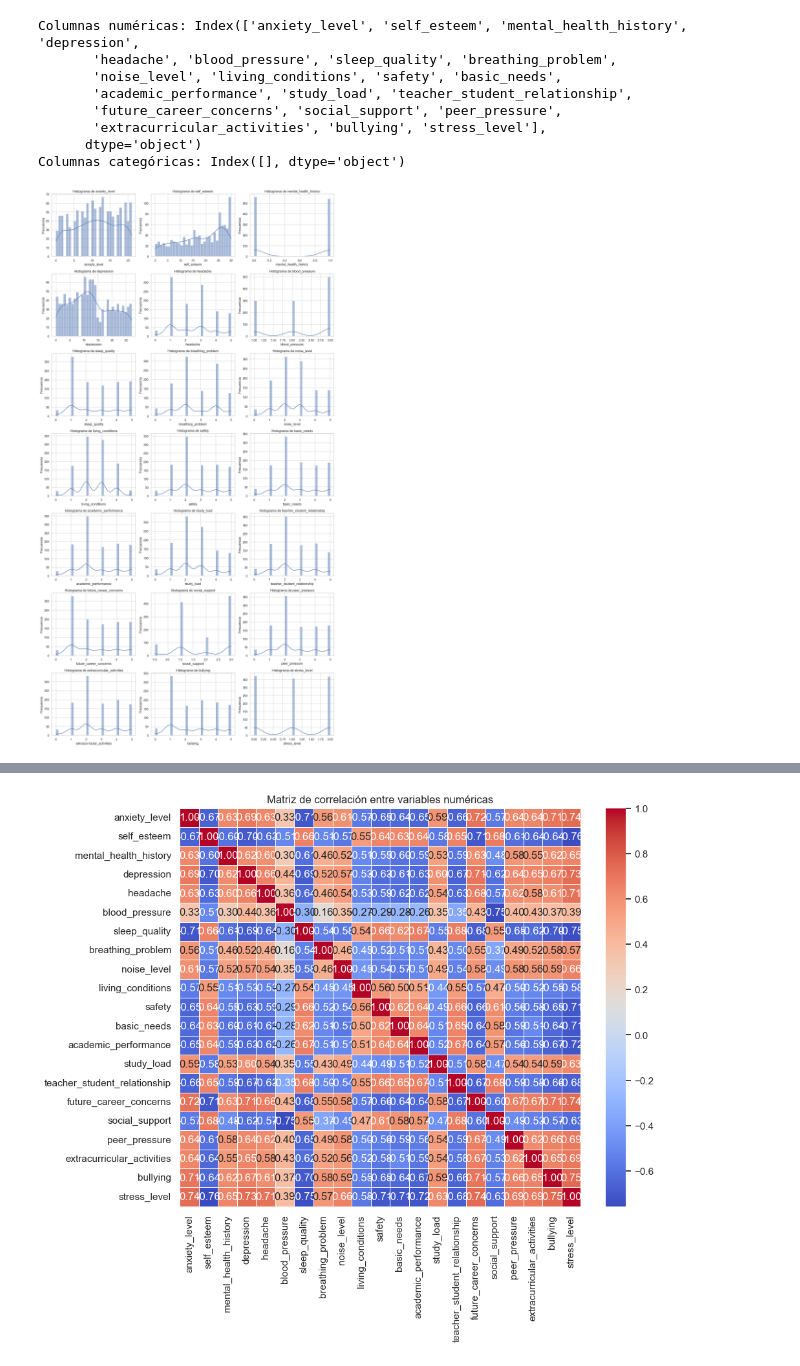
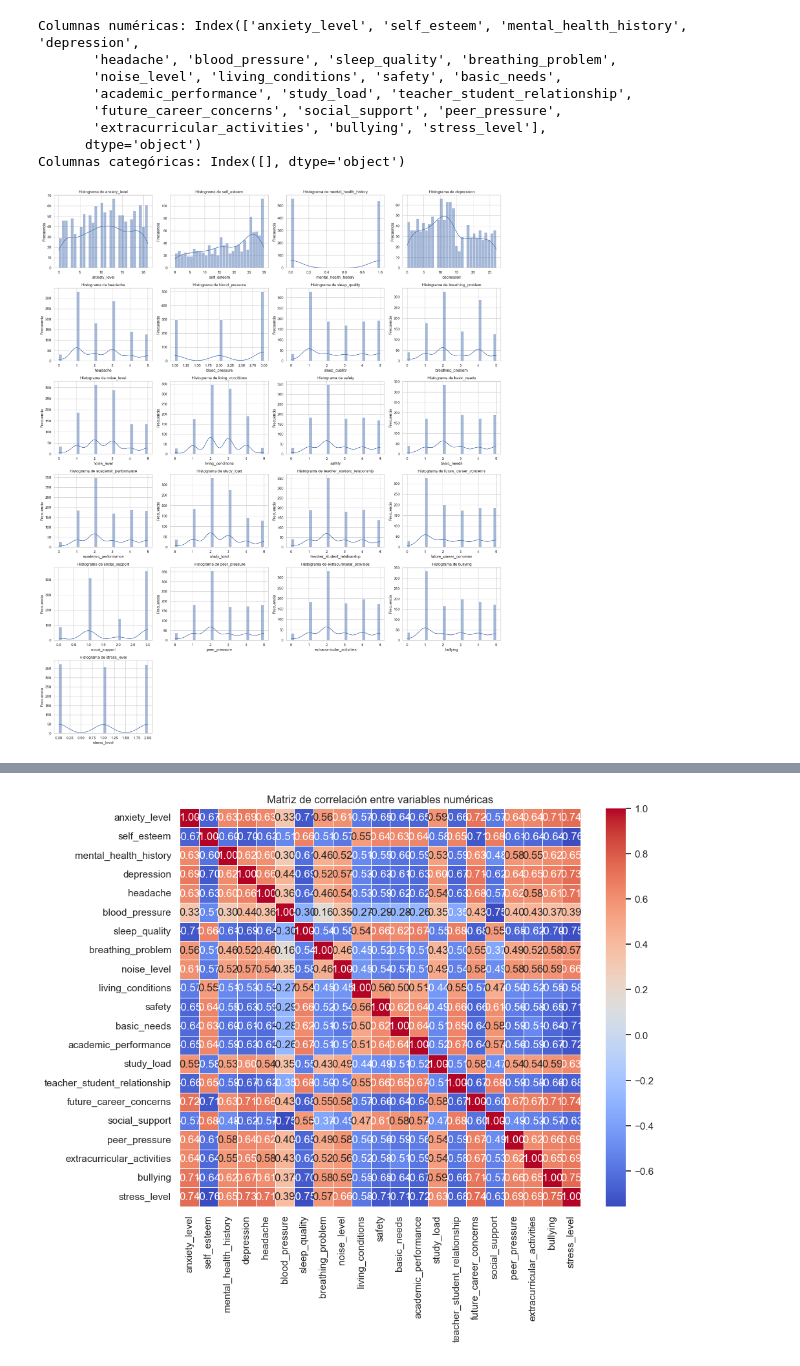
Before and after one commit to JuanLopezAranzazu/proyecto4-ciencia-datos, a Jupyter notebook: notebooks/descriptive_analysis.ipynb, the cells around one changed output, grey strips where cells are left out. Saved outputs shown, nothing was run; the diff lists cells and outputs as text; code cells hidden in the pictures.

```diff
--- a/notebooks/descriptive_analysis.ipynb
+++ b/notebooks/descriptive_analysis.ipynb
@@ -151,22 +151,22 @@ Columnas categóricas: Index([], dtype='object')
 # %%
 # Histograma de las variables numéricas
 num_vars = len(numerical_columns)
-cols = 3  # Número de columnas que deseas
+cols = 4  # Número de columnas que deseas
 rows = math.ceil(num_vars / cols)
 
 plt.figure(figsize=(5 * cols, 4 * rows))
 
 for i, column in enumerate(numerical_columns, 1):
     plt.subplot(rows, cols, i)
     sns.histplot(df[column], kde=True, bins=30)
     plt.title(f'Histograma de {column}')
     plt.xlabel(column)
     plt.ylabel('Frecuencia')
 
 plt.tight_layout()
 plt.show()
 # %% [output]
-[figure, old version]
+[figure, new version]
 # %%
 # Boxplots para detectar outliers
 num_vars = len(numerical_columns)
```
Also changed, not shown: parts of 8 cells of this notebook, 3 other files.
